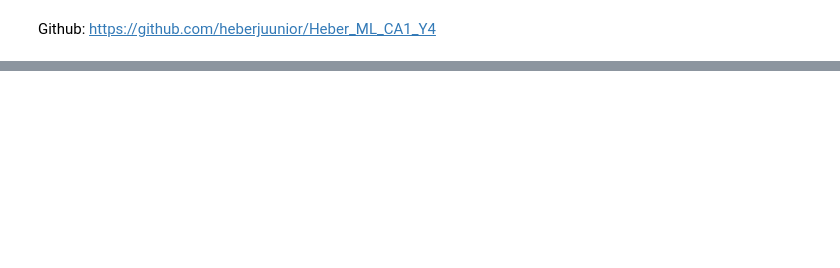
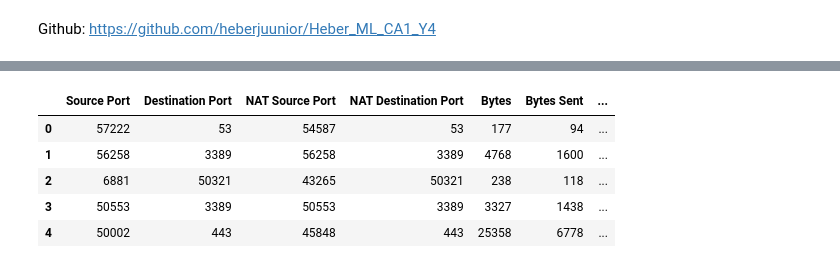
Before and after one commit to heberjuunior/Heber_ML_CA1, a Jupyter notebook: Heber_ML_CA1_Y4.ipynb, the cells around one changed output, grey strips where cells are left out. Saved outputs shown, nothing was run; the diff lists cells and outputs as text; code cells hidden in the pictures; blank space fills up the shorter version.

```diff
--- a/Heber_ML_CA1_Y4.ipynb
+++ b/Heber_ML_CA1_Y4.ipynb
@@ -121,0 +63,34 @@ plt.show()
+# %%
+# Define a function to remove outliers from a given column
+def remove_outliers(column):
+    # Calculate the 25th and 75th percentiles
+    Q1 = column.quantile(0.25)
+    Q3 = column.quantile(0.75)
+    # Calculate the interquartile range (IQR)
+    IQR = Q3 - Q1
+    # Define the lower and upper bounds for outliers removal
+    lower_bound = Q1 - 1.5 * IQR
+    upper_bound = Q3 + 1.5 * IQR
+    # Filter the column to keep values within the bounds
+    return column[(column >= lower_bound) & (column <= upper_bound)]
+
+# Remove outliers from all integer columns except 'Action'
+numerical_columns = df.select_dtypes(include='int64').columns
+for col in numerical_columns:
+    if col != 'Action':
+        df[col] = remove_outliers(df[col])
+
+# Display the modified DataFrame
+df.head()
+# %%
+# Define numerical columns excluding 'Action'
+numerical_columns = df.select_dtypes(include=['int64', 'float64']).columns
+
+# Drop 'Action' column from numerical columns list
+numerical_columns = numerical_columns.drop('Action', errors='ignore')
+
+# Fill missing values with the mean of each numerical column
+df[numerical_columns] = df[numerical_columns].fillna(df[numerical_columns].mean())
+
+# Display the modified DataFrame
+df.head()
@@ -121,0 +105,10 @@ plt.show()
+# %%
+df_encoded = pd.get_dummies(df, columns = ['Action'])
+df_encoded.head()
+# %% [output]
+|  | Source Port | Destination Port | NAT Source Port | NAT Destination Port | Bytes | Bytes Sent | ... |
+| 0 | 57222 | 53 | 54587 | 53 | 177 | 94 | ... |
+| 1 | 56258 | 3389 | 56258 | 3389 | 4768 | 1600 | ... |
+| 2 | 6881 | 50321 | 43265 | 50321 | 238 | 118 | ... |
+| 3 | 50553 | 3389 | 50553 | 3389 | 3327 | 1438 | ... |
+| 4 | 50002 | 443 | 45848 | 443 | 25358 | 6778 | ... |
```
Also changed, not shown: parts of 15 cells of this notebook.
